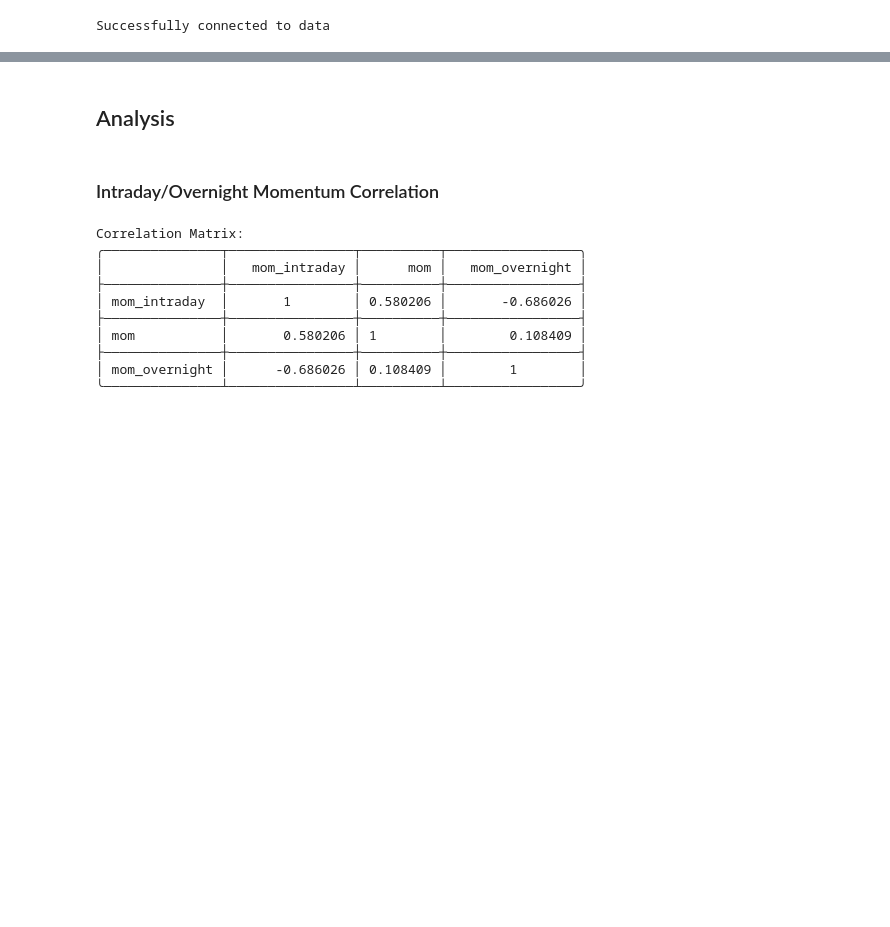
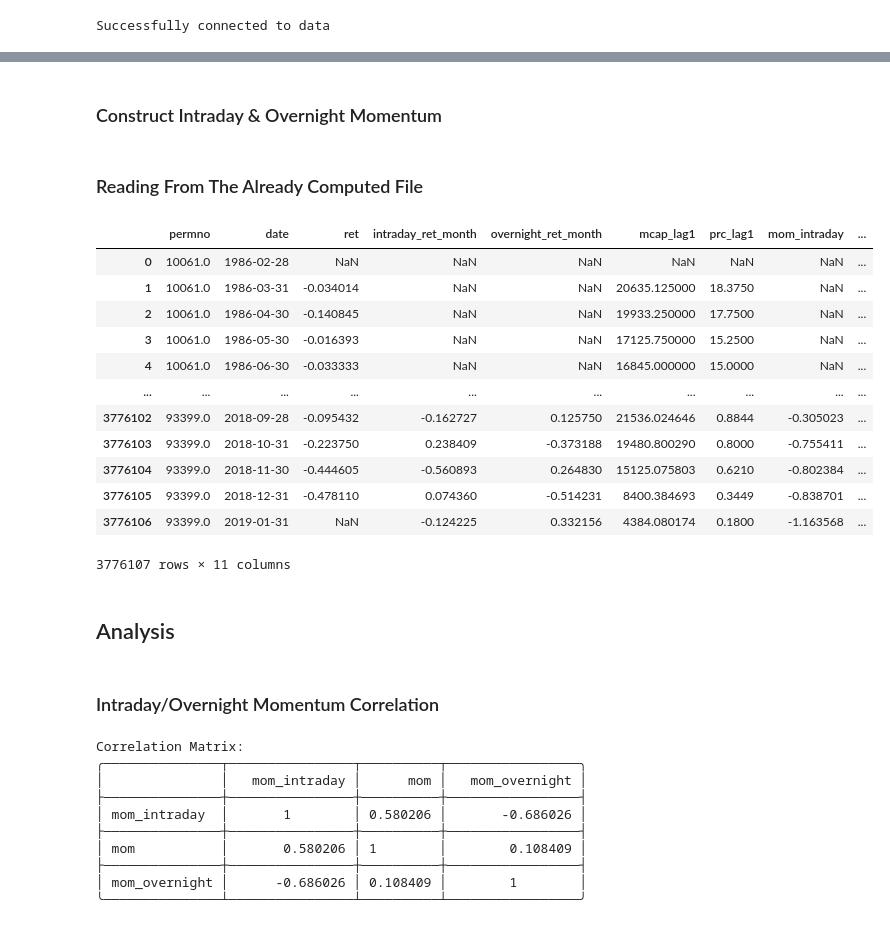
Before and after one commit to yeyechen/HKU-MFIN7037-QT, a Jupyter notebook: src/coursework_2.ipynb, the cells around one changed output, grey strips where cells are left out. Cells and saved outputs as stored; diff of their text form; code cells hidden in the pictures; blank space fills up the shorter version.

Commit message:
Construct momentum factors

```diff
--- a/src/coursework_2.ipynb
+++ b/src/coursework_2.ipynb
@@ -32,0 +104,2 @@ Successfully connected to data
+# %% [markdown]
+### Construct Intraday & Overnight Momentum
@@ -33,7 +168,23 @@ Successfully connected to data
+# %% [markdown]
+### Reading From The Already Computed File
 # %%
 mom_df = pd.read_parquet('hw2_mfin7037_data.parquet')
 mom_df['date'] = pd.to_datetime(mom_df['date'])
-mom_df = mom_df[mom_df['date'] >= '1992-01-01']
+mom_df
+# %% [output]
+|  | permno | date | ret | intraday_ret_month | overnight_ret_month | mcap_lag1 | prc_lag1 | mom_intraday | ... |
+| 0 | 10061.0 | 1986-02-28 | NaN | NaN | NaN | NaN | NaN | NaN | ... |
+| 1 | 10061.0 | 1986-03-31 | -0.034014 | NaN | NaN | 20635.125000 | 18.3750 | NaN | ... |
+| 2 | 10061.0 | 1986-04-30 | -0.140845 | NaN | NaN | 19933.250000 | 17.7500 | NaN | ... |
+| 3 | 10061.0 | 1986-05-30 | -0.016393 | NaN | NaN | 17125.750000 | 15.2500 | NaN | ... |
+| 4 | 10061.0 | 1986-06-30 | -0.033333 | NaN | NaN | 16845.000000 | 15.0000 | NaN | ... |
+| ... | ... | ... | ... | ... | ... | ... | ... | ... | ... |
+| 3776102 | 93399.0 | 2018-09-28 | -0.095432 | -0.162727 | 0.125750 | 21536.024646 | 0.8844 | -0.305023 | ... |
+| 3776103 | 93399.0 | 2018-10-31 | -0.223750 | 0.238409 | -0.373188 | 19480.800290 | 0.8000 | -0.755411 | ... |
+| 3776104 | 93399.0 | 2018-11-30 | -0.444605 | -0.560893 | 0.264830 | 15125.075803 | 0.6210 | -0.802384 | ... |
+| 3776105 | 93399.0 | 2018-12-31 | -0.478110 | 0.074360 | -0.514231 | 8400.384693 | 0.3449 | -0.838701 | ... |
+| 3776106 | 93399.0 | 2019-01-31 | NaN | -0.124225 | 0.332156 | 4384.080174 | 0.1800 | -1.163568 | ... |
+3776107 rows × 11 columns
 # %% [markdown]
 ## Analysis
 # %% [markdown]
```
Also changed, not shown: parts of 13 cells of this notebook.
